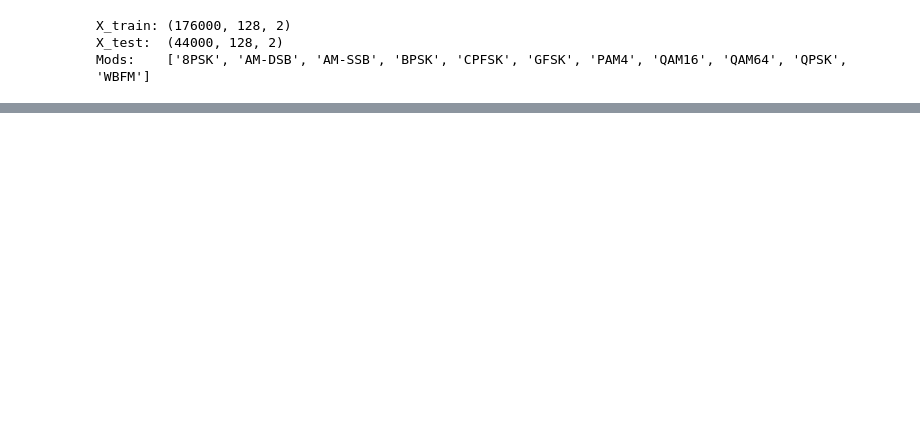
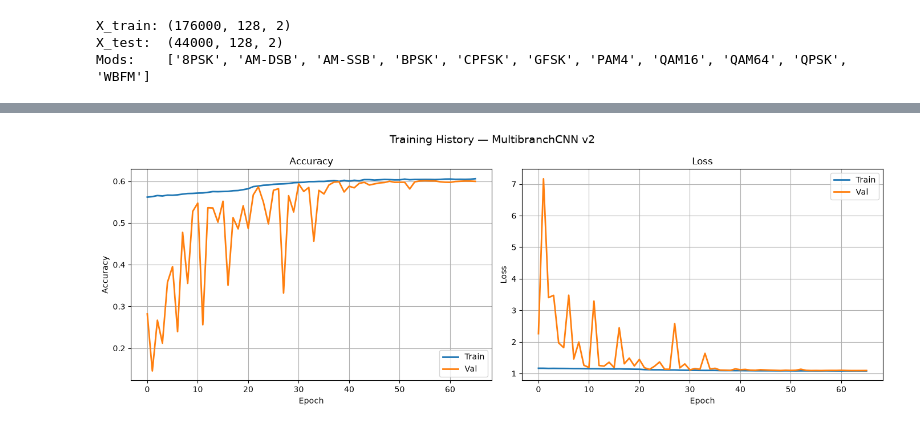
Before and after one commit to Reday1/AMC-CNN-Ensemble, a Jupyter notebook: radio_ml_ensemble.ipynb, the cells around one changed output, grey strips where cells are left out. Drawn from its saved outputs; the diff is of its cells as text; code cells hidden in the pictures; blank space fills up the shorter version.

```diff
--- a/radio_ml_ensemble.ipynb
+++ b/radio_ml_ensemble.ipynb
@@ -203,0 +229,3 @@ Detected at node StatefulPartitionedCall defined at (most recent call last):
+# %%
+with open('history_v2_local.json', 'w') as f:
+    json.dump(history.history, f)
@@ -204 +251,22 @@ Detected at node StatefulPartitionedCall defined at (most recent call last):
+# %%
+with open('history_v2_local.json', 'r') as f:
+    h = json.load(f)
+
+fig, axes = plt.subplots(1, 2, figsize=(14, 5))
+axes[0].plot(h['accuracy'], label='Train', linewidth=2)
+axes[0].plot(h['val_accuracy'], label='Val', linewidth=2)
+axes[0].set_title('Accuracy'); axes[0].set_xlabel('Epoch'); axes[0].set_ylabel('Accuracy')
+axes[0].legend(); axes[0].grid(True)
+
+axes[1].plot(h['loss'], label='Train', linewidth=2)
+axes[1].plot(h['val_loss'], label='Val', linewidth=2)
+axes[1].set_title('Loss'); axes[1].set_xlabel('Epoch'); axes[1].set_ylabel('Loss')
+axes[1].legend(); axes[1].grid(True)
+
+plt.suptitle('Training History — MultibranchCNN v2', fontsize=14)
+plt.tight_layout()
+plt.savefig('training_history.png', dpi=150)
+plt.show()
+# %% [output]
+[figure, added]
 # %%
```
Also changed, not shown: parts of 9 cells of this notebook, 7 other files.
